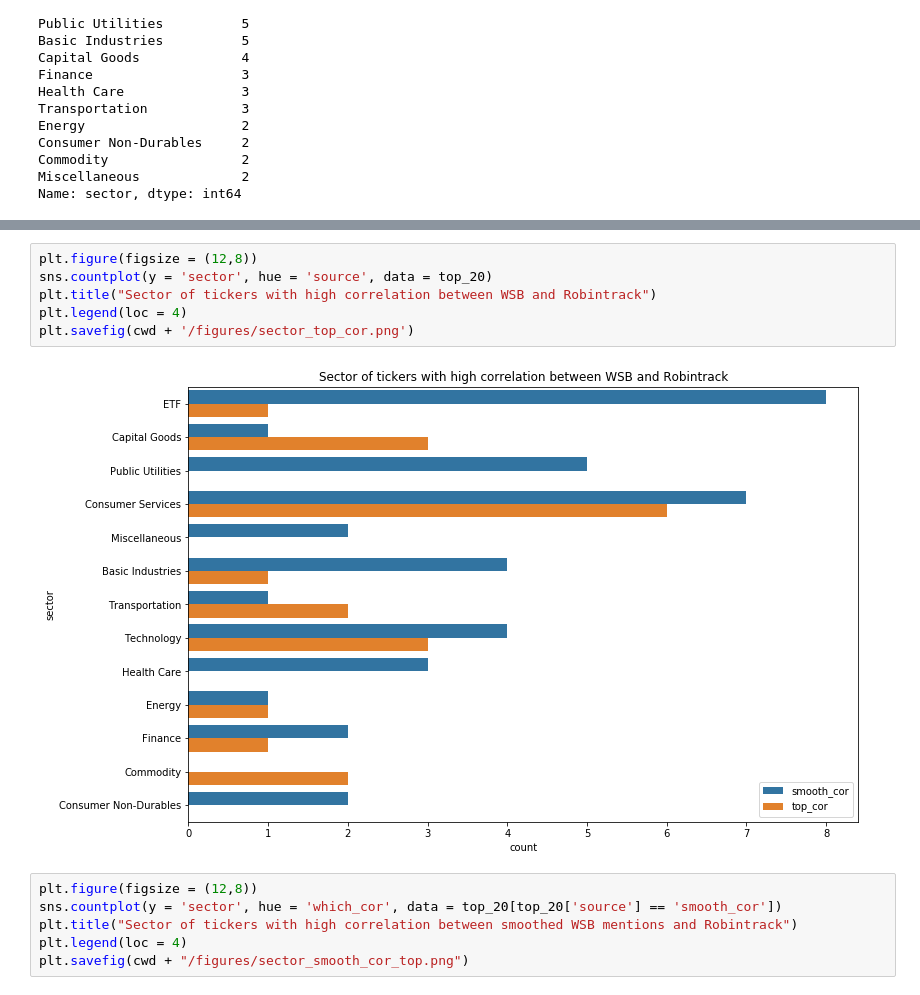
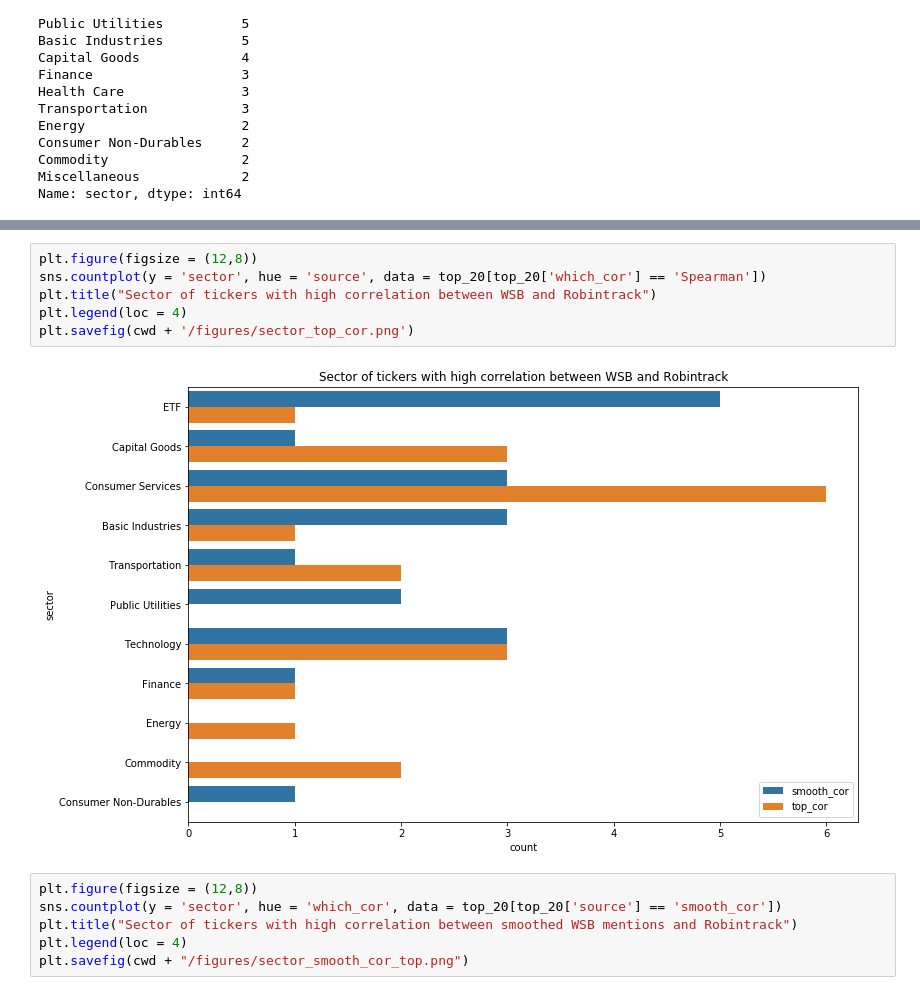
Before and after one commit to DS4A-mathemagicians/robintrack, a Jupyter notebook: robintrack analysis.ipynb, the cells around one changed output, grey strips where cells are left out. Saved outputs shown, nothing was run; the diff lists cells and outputs as text.

```diff
--- a/robintrack analysis.ipynb
+++ b/robintrack analysis.ipynb
@@ -1826,11 +1818,11 @@ Name: sector, dtype: int64
 # %%
 plt.figure(figsize = (12,8))
-sns.countplot(y = 'sector', hue = 'source', data = top_20)
+sns.countplot(y = 'sector', hue = 'source', data = top_20[top_20['which_cor'] == 'Spearman'])
 plt.title("Sector of tickers with high correlation between WSB and Robintrack")
 plt.legend(loc = 4)
 plt.savefig(cwd + '/figures/sector_top_cor.png')
 # %% [output]
-[figure, old version]
+[figure, new version]
 # %%
 plt.figure(figsize = (12,8))
 sns.countplot(y = 'sector', hue = 'which_cor', data = top_20[top_20['source'] == 'smooth_cor'])
```
Also changed, not shown: parts of 28 cells of this notebook.
